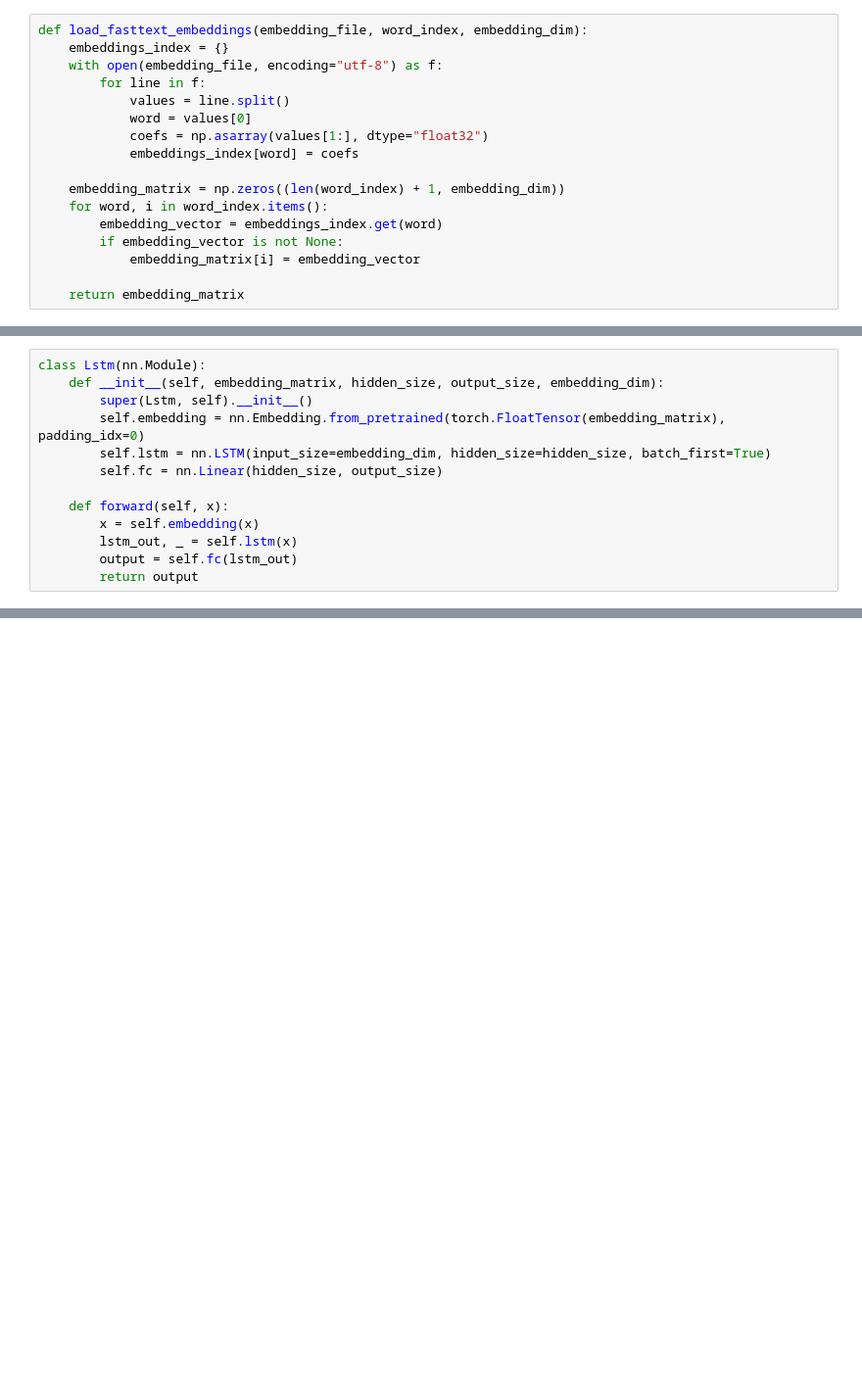
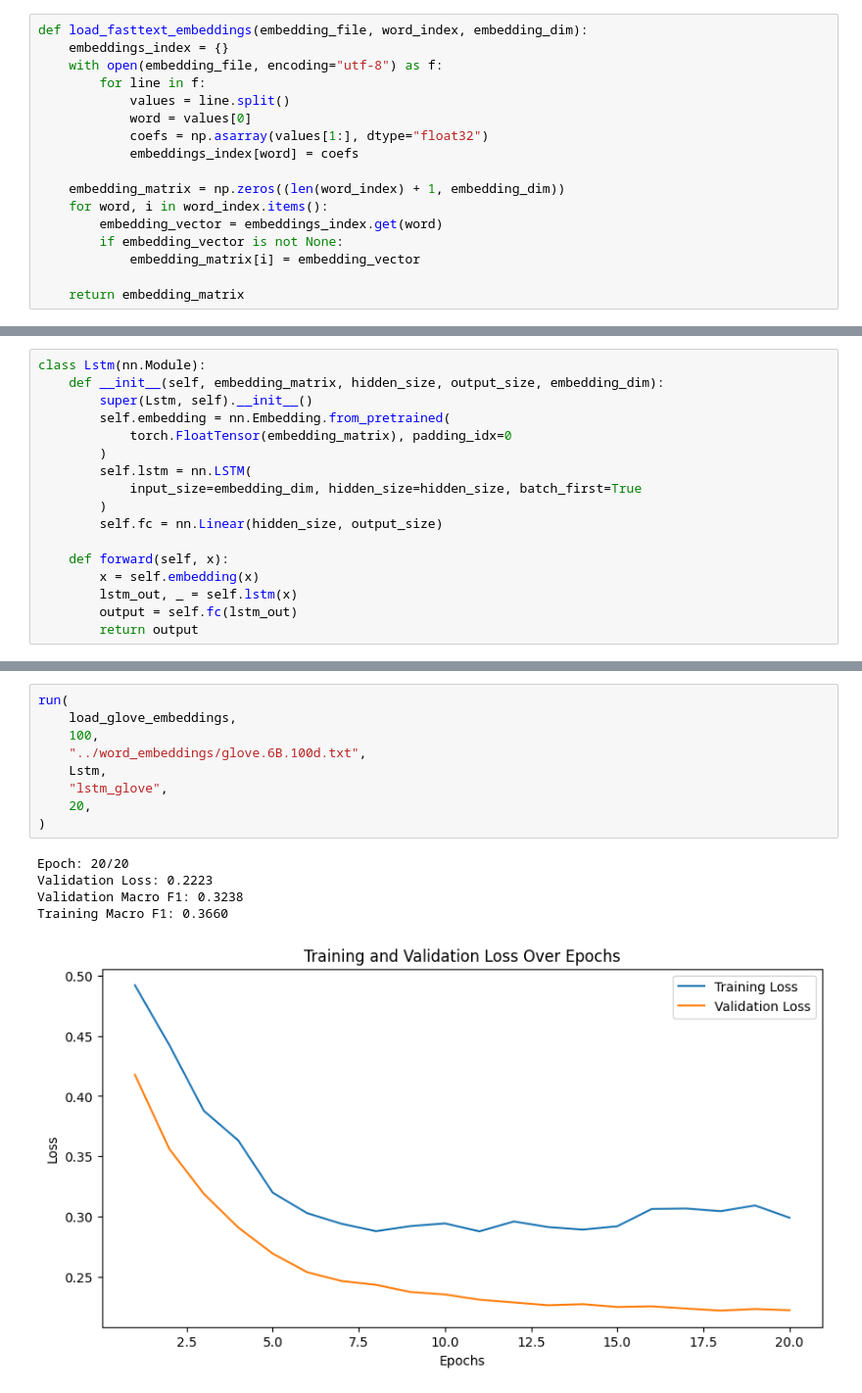
Before and after one commit to hyouteki/lanat, a Jupyter notebook: bio_encoding/dataset_1/models.ipynb, the cells around one changed output, grey strips where cells are left out. Shown at 98% size. Cells and saved outputs as stored; diff of their text form; blank space fills up the shorter version.

```diff
--- a/bio_encoding/dataset_1/models.ipynb
+++ b/bio_encoding/dataset_1/models.ipynb
@@ -67,8 +73,12 @@ class Rnn(nn.Module):
 class Lstm(nn.Module):
     def __init__(self, embedding_matrix, hidden_size, output_size, embedding_dim):
         super(Lstm, self).__init__()
-        self.embedding = nn.Embedding.from_pretrained(torch.FloatTensor(embedding_matrix), padding_idx=0)
-        self.lstm = nn.LSTM(input_size=embedding_dim, hidden_size=hidden_size, batch_first=True)
+        self.embedding = nn.Embedding.from_pretrained(
+            torch.FloatTensor(embedding_matrix), padding_idx=0
+        )
+        self.lstm = nn.LSTM(
+            input_size=embedding_dim, hidden_size=hidden_size, batch_first=True
+        )
         self.fc = nn.Linear(hidden_size, output_size)
 
     def forward(self, x):
@@ -99,0 +216,15 @@ run(load_fasttext_embeddings, 300, "../word_embeddings/wiki-news-300d-1M.vec", R
+# %%
+run(
+    load_glove_embeddings,
+    100,
+    "../word_embeddings/glove.6B.100d.txt",
+    Lstm,
+    "lstm_glove",
+    20,
+)
+# %% [output]
+Epoch: 20/20
+Validation Loss: 0.2223
+Validation Macro F1: 0.3238
+Training Macro F1: 0.3660
+[figure, added]
```
Also changed, not shown: parts of 17 cells of this notebook, 20 other files.
